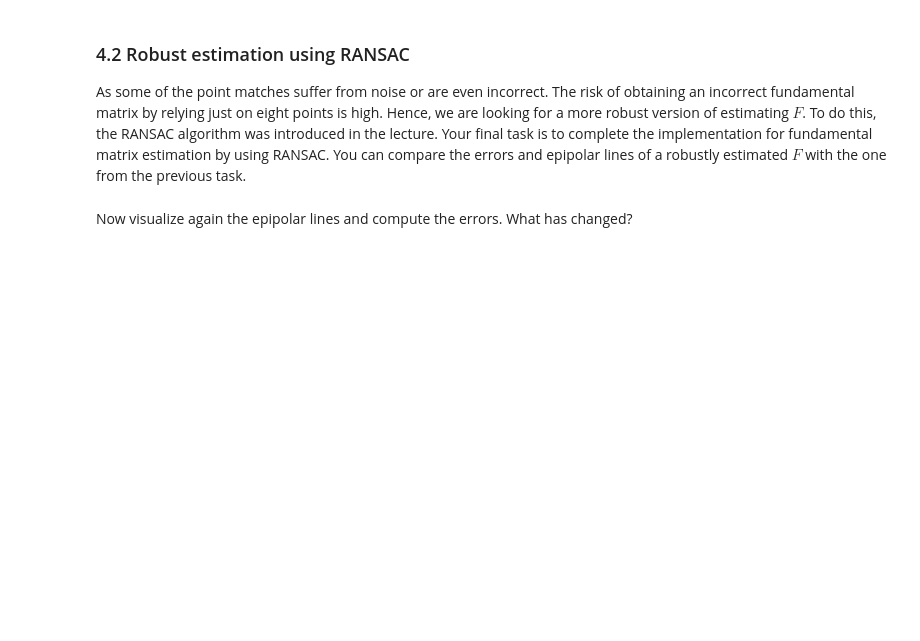
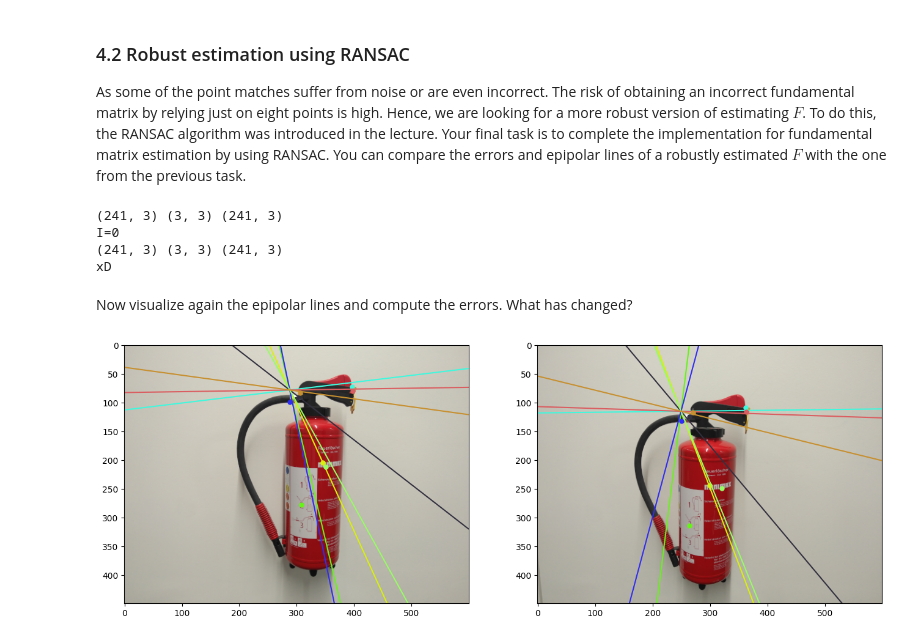
Before and after one commit to smitha13798/3dcv-students_Group4, a Jupyter notebook: 5.0-tl-fundamental-matrix.ipynb, the cells around one changed output. Drawn from its saved outputs; the diff is of its cells as text; code cells hidden in the pictures; blank space fills up the shorter version.

```diff
--- a/5.0-tl-fundamental-matrix.ipynb
+++ b/5.0-tl-fundamental-matrix.ipynb
@@ -187,7 +208,7 @@ print(geometric_error(kps1,kps2,F))
 ### 4.2 Robust estimation using RANSAC
 As some of the point matches suffer from noise or are even incorrect. The risk of obtaining an incorrect fundamental matrix by relying just on eight points is high. Hence, we are looking for a more robust version of estimating $F$. To do this, the RANSAC algorithm was introduced in the lecture. Your final task is to complete the implementation for fundamental matrix estimation by using RANSAC. You can compare the errors and epipolar lines of a robustly estimated $F$ with the one from the previous task.
 # %%
-def find_fundamental_ransac(keypoints1, keypoints2, num_samples=8, threshold=0.01, iterations=1000, min_inliers=30):
+def find_fundamental_ransac(keypoints1, keypoints2, num_samples=8, threshold=5, iterations=5000, min_inliers=30):
     """
     Optimizes fundamental matrix parameters using RANSAC algorithm
     :params keypoints1: the key points from view 1 matching
@@ -202,9 +223,41 @@ def find_fundamental_ransac(keypoints1, keypoints2, num_samples=8, threshold=0.0
     :returns: fundamental matrix and a binary mask indicating the inlier points in keypoints1 and keypoints2
 
     """
+    kps_number = np.size(keypoints1[:,0])
+    for i in range(iterations):
+        kps_index = np.random.choice(kps_number, num_samples, replace=False)
+        f = find_fundamental_svd(keypoints1[kps_index],keypoints2[kps_index])
 
-    return F, inlier_mask
+        # Calculate the number of inliers
+        ones = np.ones((kps_number, 0))
+        kps1_hom = np.hstack([kps1, ones])
+        kps2_hom = np.hstack([kps2, ones])
+        # Compute the error for all points
+        #Conflictive point!!!!
+        errors = np.abs(np.sum(kps2_hom @ f @ kps1_hom.T, axis=1))
+        # Identify inliers
+        inlier_mask = errors > threshold
+        num_inliers = np.sum(inlier_mask)
+        # Update the best model if the current one is better
+        if i == 0:
+            best_F = f
+            best_inliers = num_inliers
+            best_inlier_mask = inlier_mask
+        if num_inliers > best_inliers and num_inliers >= min_inliers:
+            best_F = f
+            best_inliers = num_inliers
+            best_inlier_mask = inlier_mask
+    return best_F, best_inlier_mask
 # %%
-F, inliers = find_fundamental_ransac(...)
+F, inliers = find_fundamental_ransac(keypoints1,keypoints2, iterations = 2)
+# %% [output]
+(241, 3) (3, 3) (241, 3)
+I=0
+(241, 3) (3, 3) (241, 3)
+xD
 # %% [markdown]
 Now visualize again the epipolar lines and compute the errors. What has changed?
+# %%
+visualize_epipolar_lines(view1, view2, kps1[:][0:8], kps2[:][0:8], F)
+# %% [output]
+[figure, added]
```
Also changed, not shown: parts of 6 cells of this notebook.
